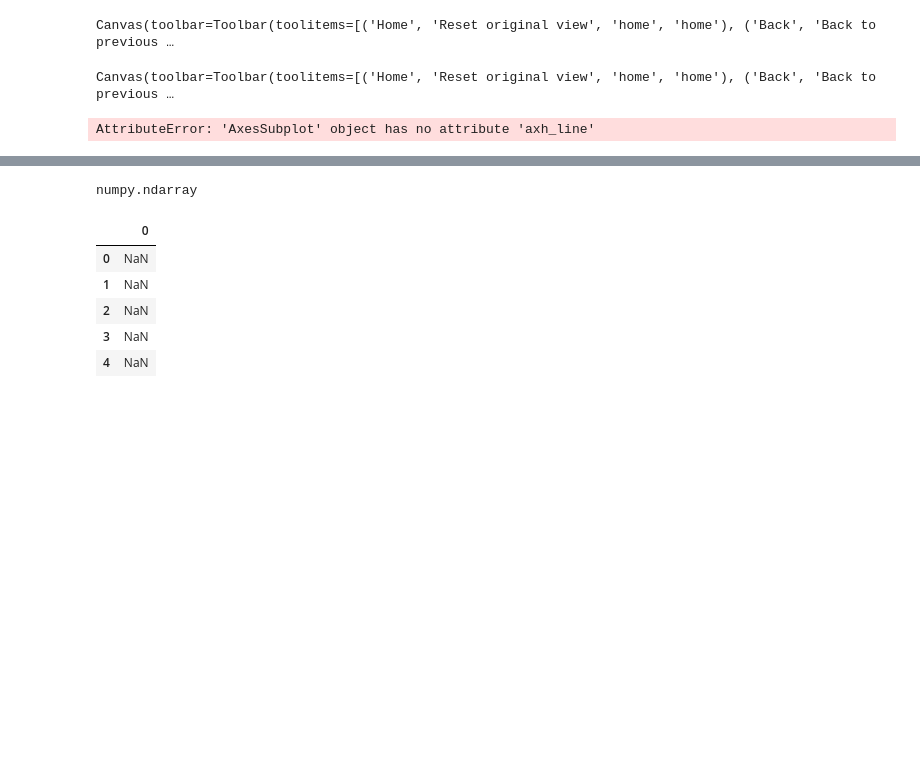
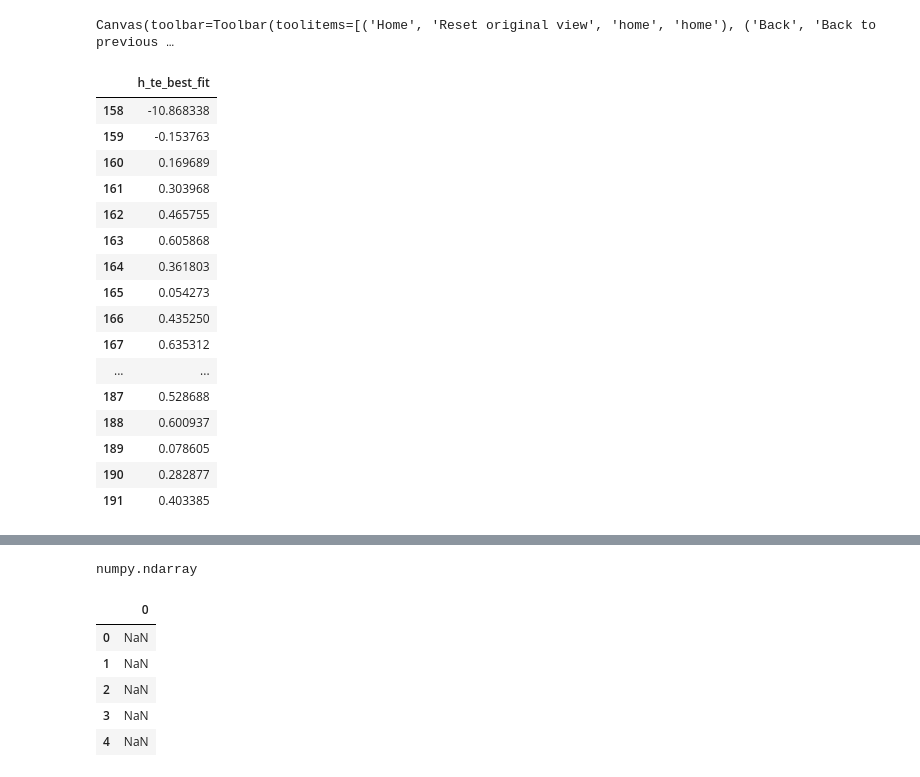
Before and after one commit to snowex-hackweek/Space_Lasers, a Jupyter notebook: notebooks/HB_read_ATL08_for_GM.ipynb, the cells around one changed output, grey strips where cells are left out. Saved outputs shown, nothing was run; the diff lists cells and outputs as text; code cells hidden in the pictures; blank space fills up the shorter version.

```diff
--- a/notebooks/HB_read_ATL08_for_GM.ipynb
+++ b/notebooks/HB_read_ATL08_for_GM.ipynb
@@ -259,3 +343,13 @@ Canvas(toolbar=Toolbar(toolitems=[('Home', 'Reset original view', 'home', 'home'
 from scipy.interpolate import RectBivariateSpline
 interpolator = RectBivariateSpline(np.array(lidar_3m.y)[::-1], np.array(lidar_3m.x),
                                    np.array(lidar_3m.sel(band=1))[::-1,:], kx=1, ky=1)
+# %%
+x0=np.array(lidar_3m.x)
+y0=np.array(lidar_3m.y)
+
+#ii=(march_11['gt1l']) & (march_11['gt1r'])
+ii = (march_11_clip['x_seg'] > np.min(x0)) & (march_11_clip['x_seg'] < np.max(x0))
+#ii &= (march_11['gt1r']['x_seg'] > np.min(x0)) & (march_11['gt1r']['x_seg'] < np.max(x0))
+ii &= (march_11_clip['y_seg'] > np.min(y0)) & (march_11_clip['y_seg'] < np.max(y0))
+#ii &= (march_11['gt1r']['y_seg'] > np.min(y0)) & (march_11['gt1r']['y_seg'] < np.max(y0))
+zi_1l =interpolator.ev(march_11_clip['y_seg'][ii], march_11_clip['x_seg'][ii])
@@ -262,10 +360,10 @@ interpolator = RectBivariateSpline(np.array(lidar_3m.y)[::-1], np.array(lidar_3m
 # %%
-x0=np.array(lidar_3m.x)
-y0=np.array(lidar_3m.y)
+# x0=np.array(march_11['gt1l']['x_seg'])
+# y0=np.array(march_11['gt1l']['y_seg')
 
-#ii=(march_11['gt1l']) & (march_11['gt1r'])
-ii = (march_11['gt1l']['x_seg'] > np.min(x0)) & (march_11['gt1l']['x_seg'] < np.max(x0))
-#ii &= (march_11['gt1r']['x_seg'] > np.min(x0)) & (march_11['gt1r']['x_seg'] < np.max(x0))
-ii &= (march_11['gt1l']['y_seg'] > np.min(y0)) & (march_11['gt1l']['y_seg'] < np.max(y0))
-#ii &= (march_11['gt1r']['y_seg'] > np.min(y0)) & (march_11['gt1r']['y_seg'] < np.max(y0))
-zi_1l =interpolator.ev(march_11['gt1l']['y_seg'][ii], march_11['gt1l']['x_seg'][ii])
+# #ii=(march_11['gt1l']) & (march_11['gt1r'])
+# ii = (lidar_ > np.min(x0)) & (march_11['gt1l']['x_seg'] < np.max(x0))
+# #ii &= (march_11['gt1r']['x_seg'] > np.min(x0)) & (march_11['gt1r']['x_seg'] < np.max(x0))
+# ii &= (march_11['gt1l']['y_seg'] > np.min(y0)) & (march_11['gt1l']['y_seg'] < np.max(y0))
+# #ii &= (march_11['gt1r']['y_seg'] > np.min(y0)) & (march_11['gt1r']['y_seg'] < np.max(y0))
+# zi_1l =interpolator.ev(march_11['gt1l']['y_seg'][ii], march_11['gt1l']['x_seg'][ii])
@@ -272,5 +415,7 @@ zi_1l =interpolator.ev(march_11['gt1l']['y_seg'][ii], march_11['gt1l']['x_seg'][
 # %%
 zi_1l[zi_1l <= 0] = np.nan
+# %%
+zi_1l = zi_1l - 15.6
 # %%
 fig=plt.figure(figsize=[8, 5]);
 hax=fig.subplots(1,2)
@@ -325,0 +477,22 @@ dif_1r = zi_1r_ma - march_11['gt1r']['h_te_best_fit']
+# %%
+dif_1l = march_11_clip['h_te_best_fit'] - zi_1l + 15.6
+# %%
+dif_1l.to_frame()
+# %% [output]
+|  | h_te_best_fit |
+| 158 | -10.868338 |
+| 159 | -0.153763 |
+| 160 | 0.169689 |
+| 161 | 0.303968 |
+| 162 | 0.465755 |
+| 163 | 0.605868 |
+| 164 | 0.361803 |
+| 165 | 0.054273 |
+| 166 | 0.435250 |
+| 167 | 0.635312 |
+| ... | ... |
+| 187 | 0.528688 |
+| 188 | 0.600937 |
+| 189 | 0.078605 |
+| 190 | 0.282877 |
+| 191 | 0.403385 |
@@ -328,7 +502,0 @@ dif_1r = dif_1r - 15.6
-# %%
-fig, ax = plt.subplots()
-plt.plot(dif_1r)
-ax.axh_line(y=0)
-# %% [output]
-Canvas(toolbar=Toolbar(toolitems=[('Home', 'Reset original view', 'home', 'home'), ('Back', 'Back to previous …
-AttributeError: 'AxesSubplot' object has no attribute 'axh_line'
```
Also changed, not shown: parts of 50 cells of this notebook.
